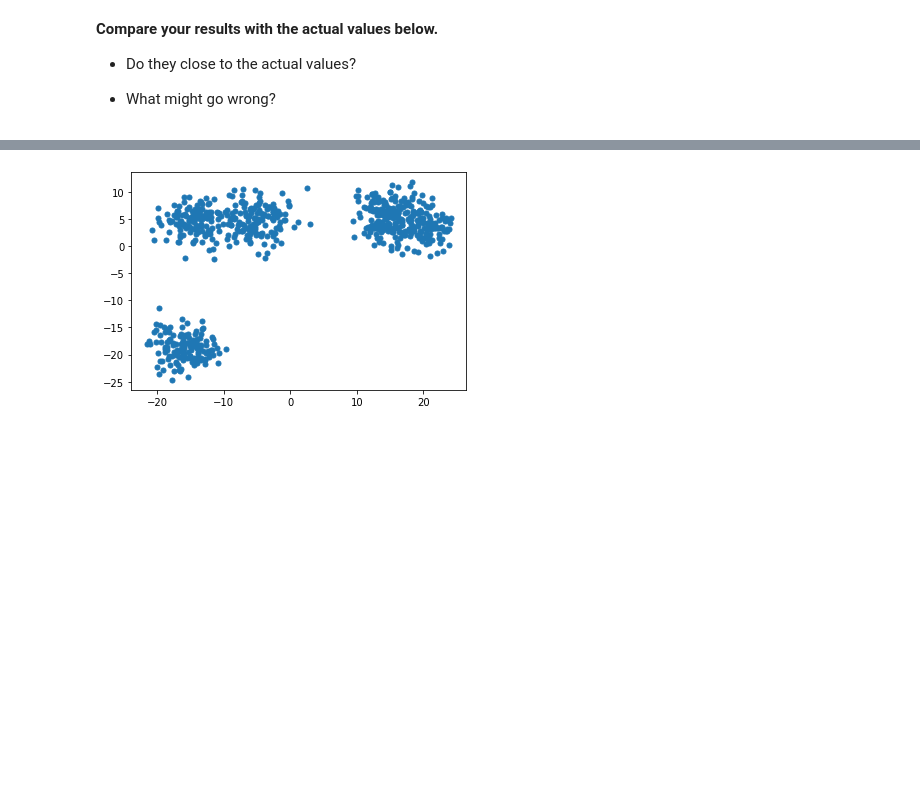
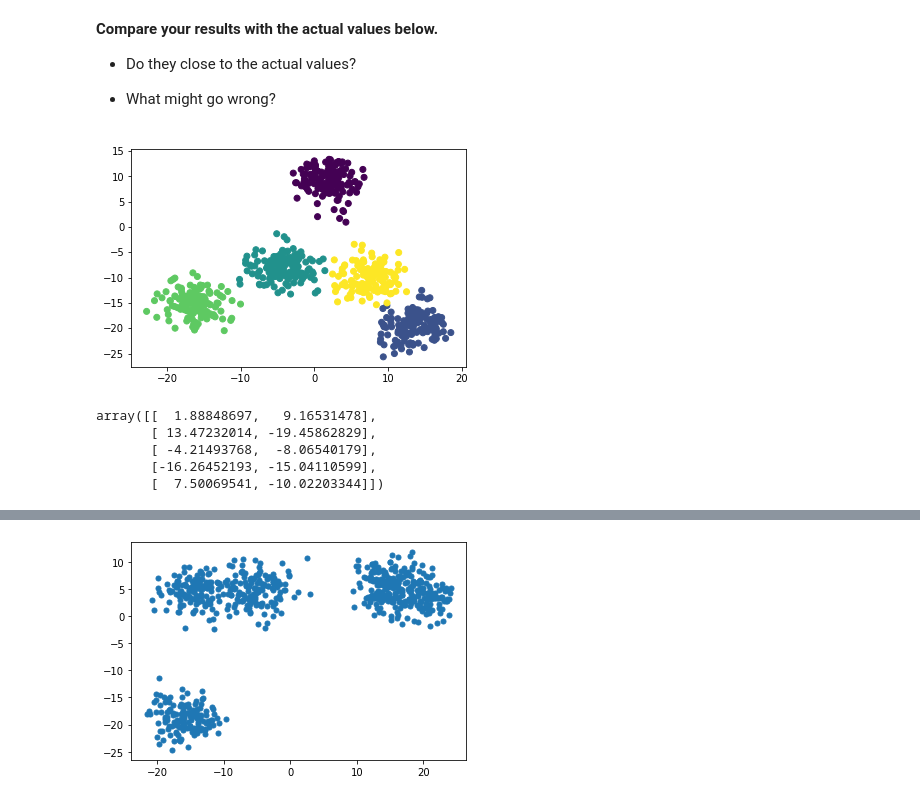
Before and after one commit to learn-co-students/dc-ds-111819, a Jupyter notebook: module-5/day-5-KMeans/clustering_algorithms.ipynb, the cells around one changed output, grey strips where cells are left out. Cells and saved outputs as stored; diff of their text form; code cells hidden in the pictures; blank space fills up the shorter version.

```diff
--- a/module-5/day-5-KMeans/clustering_algorithms.ipynb
+++ b/module-5/day-5-KMeans/clustering_algorithms.ipynb
@@ -129,0 +130,18 @@ __Compare your results with the actual values below.__
+# %%
+cluster = KMeans(n_clusters= 5)
+
+cluster.fit(X)
+
+y_clusters = cluster.predict(X)
+# %%
+plt.scatter(X[:, 0], X[:, 1], c = y_clusters);
+# %% [output]
+[figure, added]
+# %%
+cluster.cluster_centers_
+# %% [output]
+array([[  1.88848697,   9.16531478],
+       [ 13.47232014, -19.45862829],
+       [ -4.21493768,  -8.06540179],
+       [-16.26452193, -15.04110599],
+       [  7.50069541, -10.02203344]])
```
Also changed, not shown: parts of 11 cells of this notebook, 6 other files.
